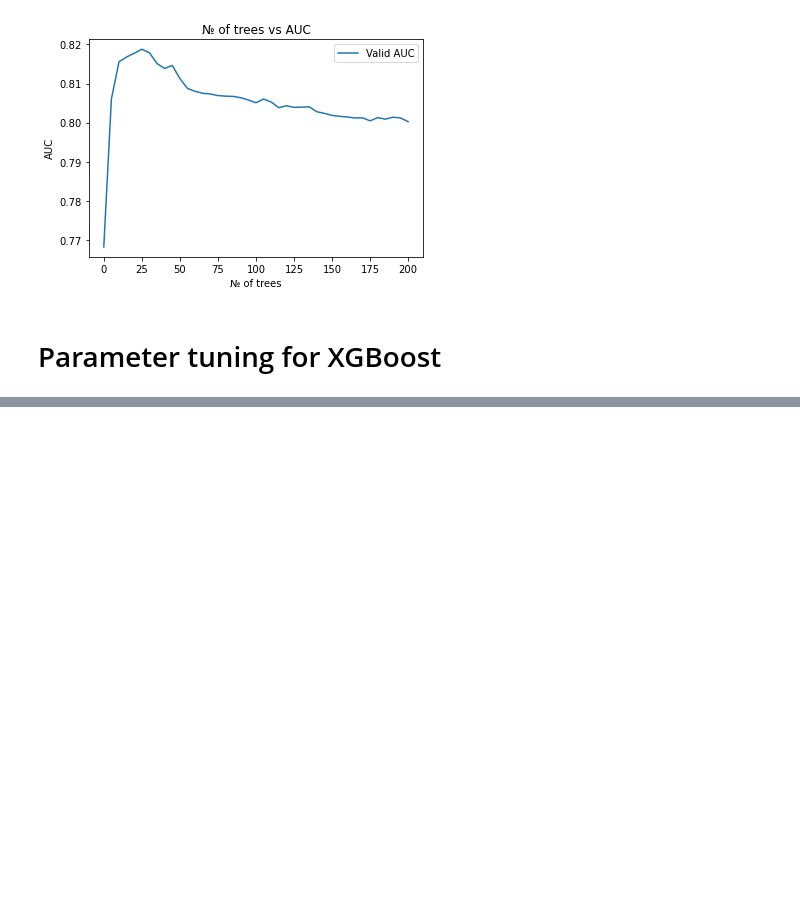
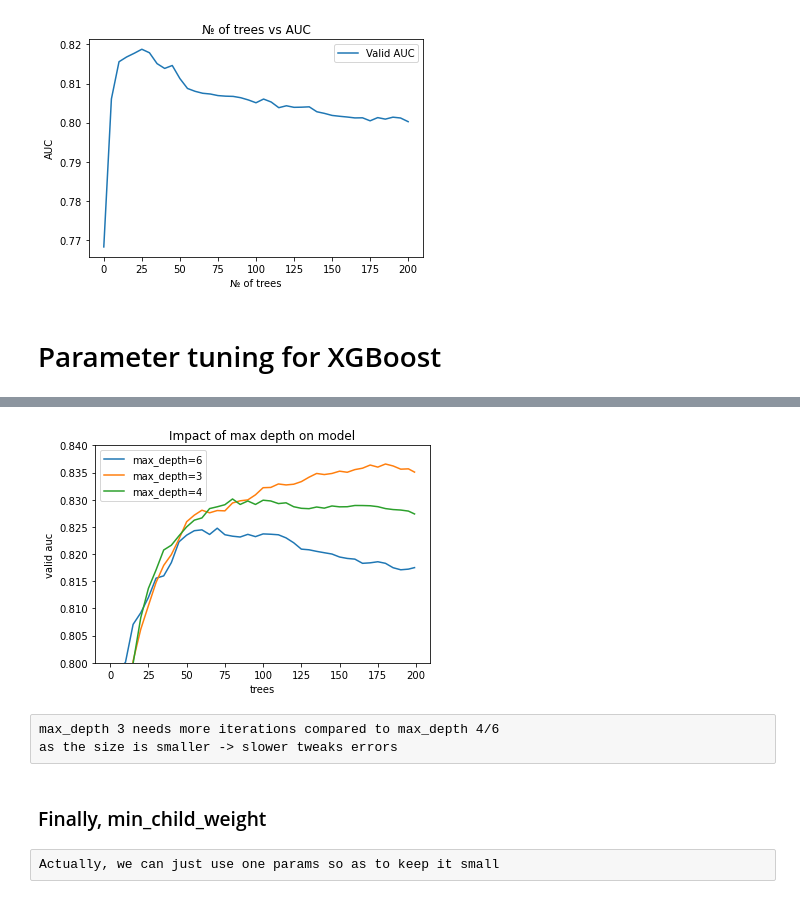
Before and after one commit to SleeplessChallenger/ML_ZoomCamp_code, a Jupyter notebook: 5.DecisionTree_EnsembleLearning/predictions.ipynb, the cells around one changed output, grey strips where cells are left out. Cells and saved outputs as stored; diff of their text form; code cells hidden in the pictures; blank space fills up the shorter version.

```diff
--- a/5.DecisionTree_EnsembleLearning/predictions.ipynb
+++ b/5.DecisionTree_EnsembleLearning/predictions.ipynb
@@ -945,0 +1276,28 @@ plt.show()
+# %%
+# let's remove 10 and zoom in
+
+for key, df_temp in scores_2.items():
+    if key == 'max_depth=10':
+        continue
+
+    plt.plot(df_temp['number of iteration'],
+             df_temp['valid auc'],
+             label=key
+    )
+
+plt.ylim(0.8, 0.84)
+plt.title('Impact of max depth on model')
+plt.ylabel('valid auc')
+plt.xlabel('trees')
+
+plt.legend()
+plt.show()
+# %% [output]
+[figure, added]
+# %% [raw]
+max_depth 3 needs more iterations compared to max_depth 4/6
+as the size is smaller -> slower tweaks errors
+# %% [markdown]
+<h3>Finally, min_child_weight</h3>
+# %% [raw]
+Actually, we can just use one params so as to keep it small
```
Also changed, not shown: parts of 69 cells of this notebook.
